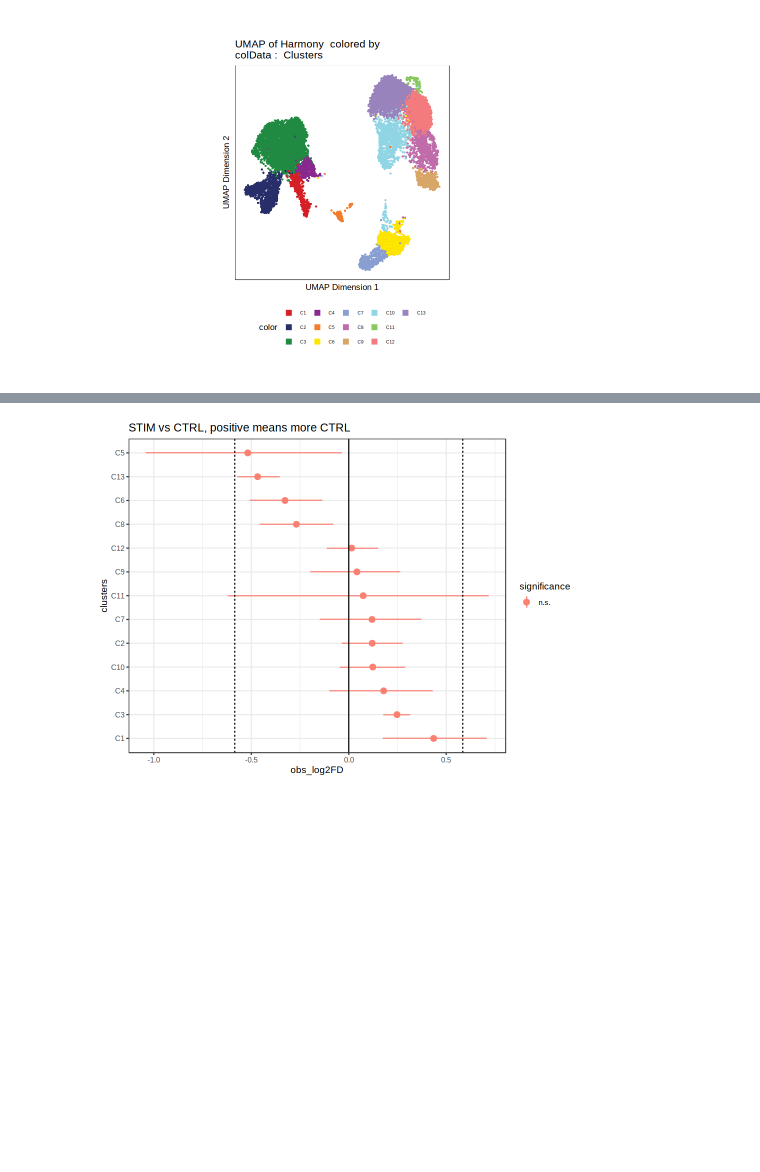
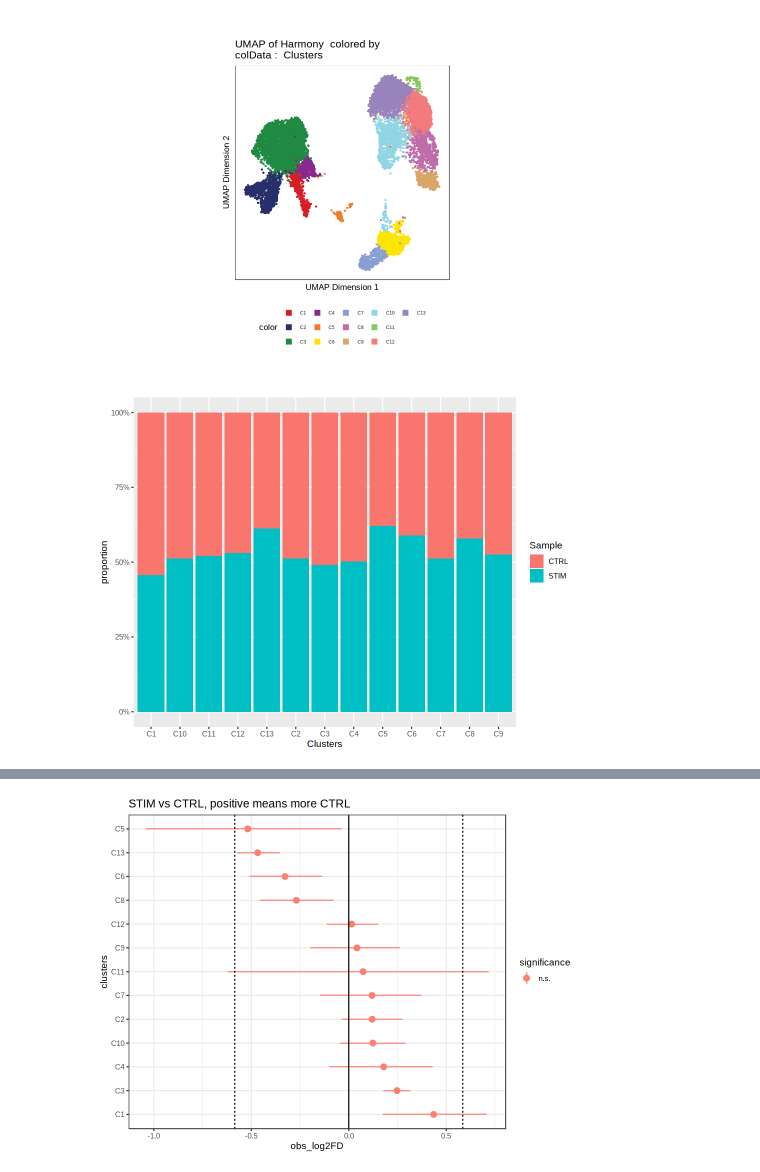
Before and after one commit to CostaLab/ArchRNA, a Jupyter notebook: vignettes/ifnb_integration.ipynb, the cells around one changed output, grey strips where cells are left out. Saved outputs shown, nothing was run; the diff lists cells and outputs as text; code cells hidden in the pictures; blank space fills up the shorter version.

Commit message:
add pie,proptionbar vlnmatrix plots;

```diff
--- a/vignettes/ifnb_integration.ipynb
+++ b/vignettes/ifnb_integration.ipynb
@@ -115,3 +115,7 @@ p1 <- suppressMessages(plotEmbedding(proj, name = "Clusters", embedding = "UMAP"
 p1
 # %% [output]
 [figure]
+# %%
+suppressMessages(PropBarPlotS(proj, Cluster="Clusters"))
+# %% [output]
+[figure, added]
```
Also changed, not shown: parts of 7 cells of this notebook, 6 other files.
